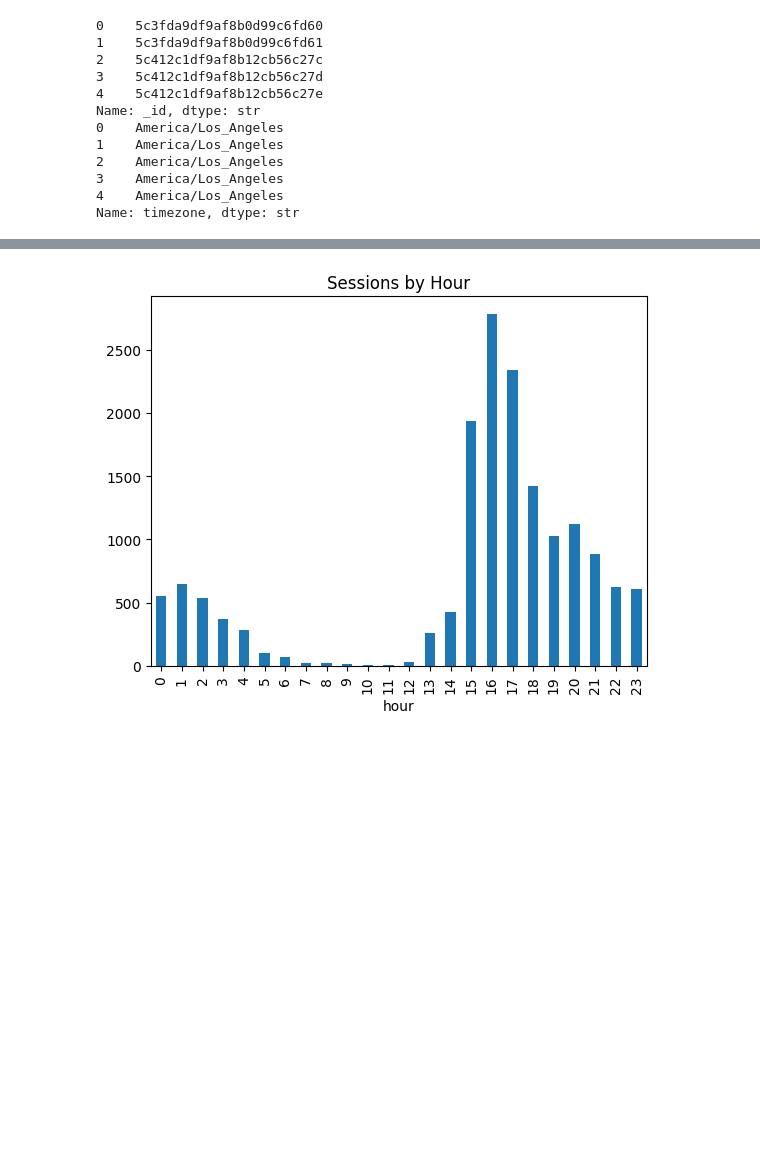
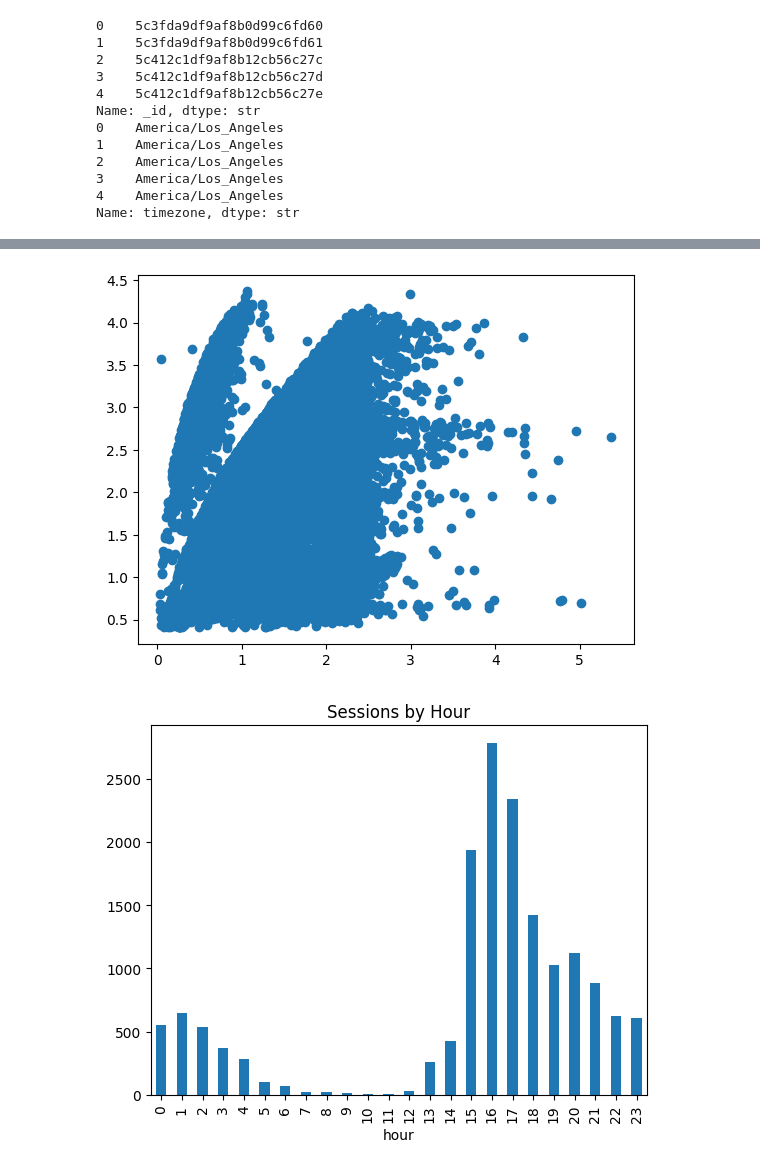
Before and after one commit to HengyiLiu2363/ECE9612-EV-Charging-Forecasting, a Jupyter notebook: notebooks/01_data_inspection.ipynb, the cells around one changed output, grey strips where cells are left out. Cells and saved outputs as stored; diff of their text form; code cells hidden in the pictures; blank space fills up the shorter version.

```diff
--- a/notebooks/01_data_inspection.ipynb
+++ b/notebooks/01_data_inspection.ipynb
@@ -88,3 +100,12 @@ df["dow_cos"] = np.cos(2 * np.pi * df["day_of_week"] / 7)
+# %%
+#looks like log of the duration and target can help for learning
+df["log_kwh"] = np.log1p(df["kwhdelivered"])
+df["log_duration"] = np.log1p(df["duration_hours"])
+
+plt.scatter(df["log_duration"], df["log_kwh"])
+plt.show()
+# %% [output]
+[figure, added]
 # %%
 df.groupby("hour").size().plot(kind="bar", title="Sessions by Hour")
 plt.show()
```
Also changed, not shown: parts of 7 cells of this notebook.
